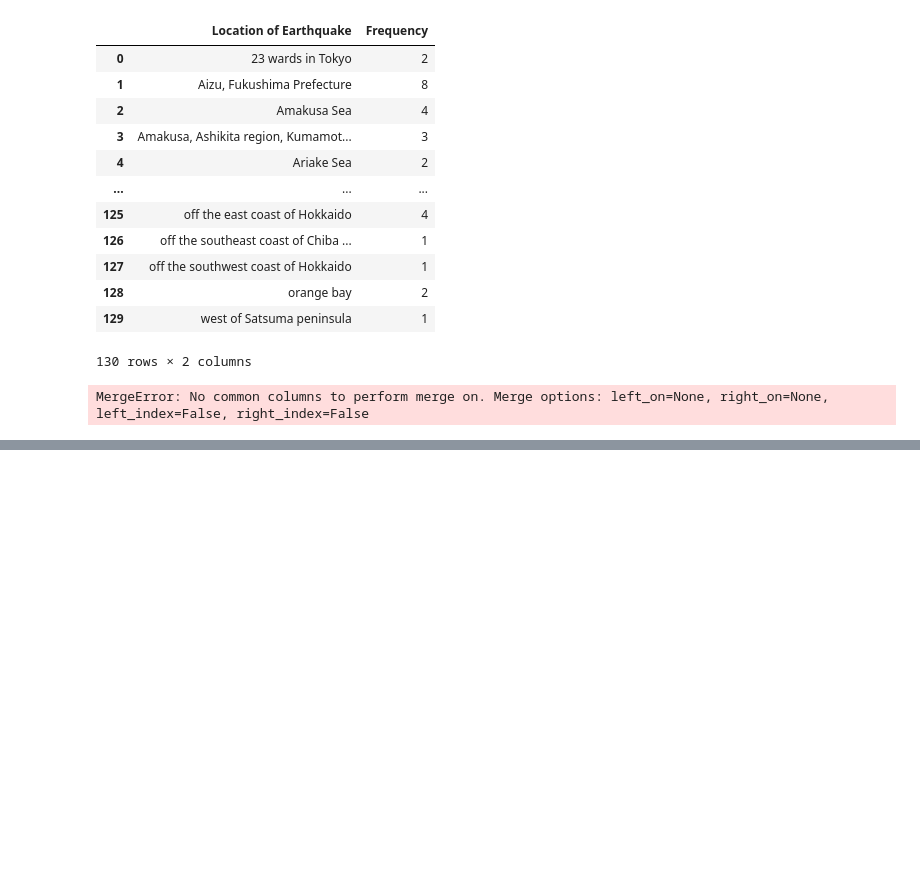
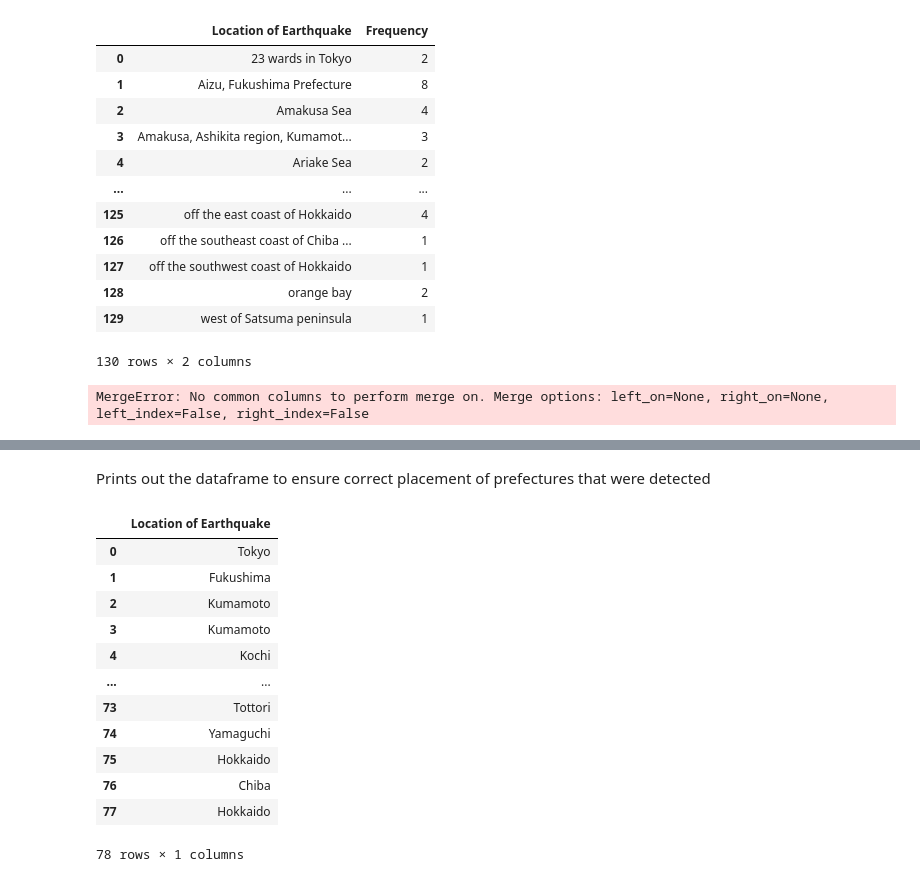
Before and after one commit to TimBWallace/EarthquakePrediction, a Jupyter notebook: RepPref.ipynb, the cells around one changed output, grey strips where cells are left out. Saved outputs shown, nothing was run; the diff lists cells and outputs as text; code cells hidden in the pictures; blank space fills up the shorter version.

```diff
--- a/RepPref.ipynb
+++ b/RepPref.ipynb
@@ -83,0 +184,18 @@ MergeError: No common columns to perform merge on. Merge options: left_on=None,
+# %% [markdown]
+Prints out the dataframe to ensure correct placement of prefectures that were detected
+# %%
+eInfoConv
+# %% [output]
+|  | Location of Earthquake |
+| 0 | Tokyo |
+| 1 | Fukushima |
+| 2 | Kumamoto |
+| 3 | Kumamoto |
+| 4 | Kochi |
+| ... | ... |
+| 73 | Tottori |
+| 74 | Yamaguchi |
+| 75 | Hokkaido |
+| 76 | Chiba |
+| 77 | Hokkaido |
+78 rows × 1 columns
```
Also changed, not shown: parts of 15 cells of this notebook, 1 other file.
